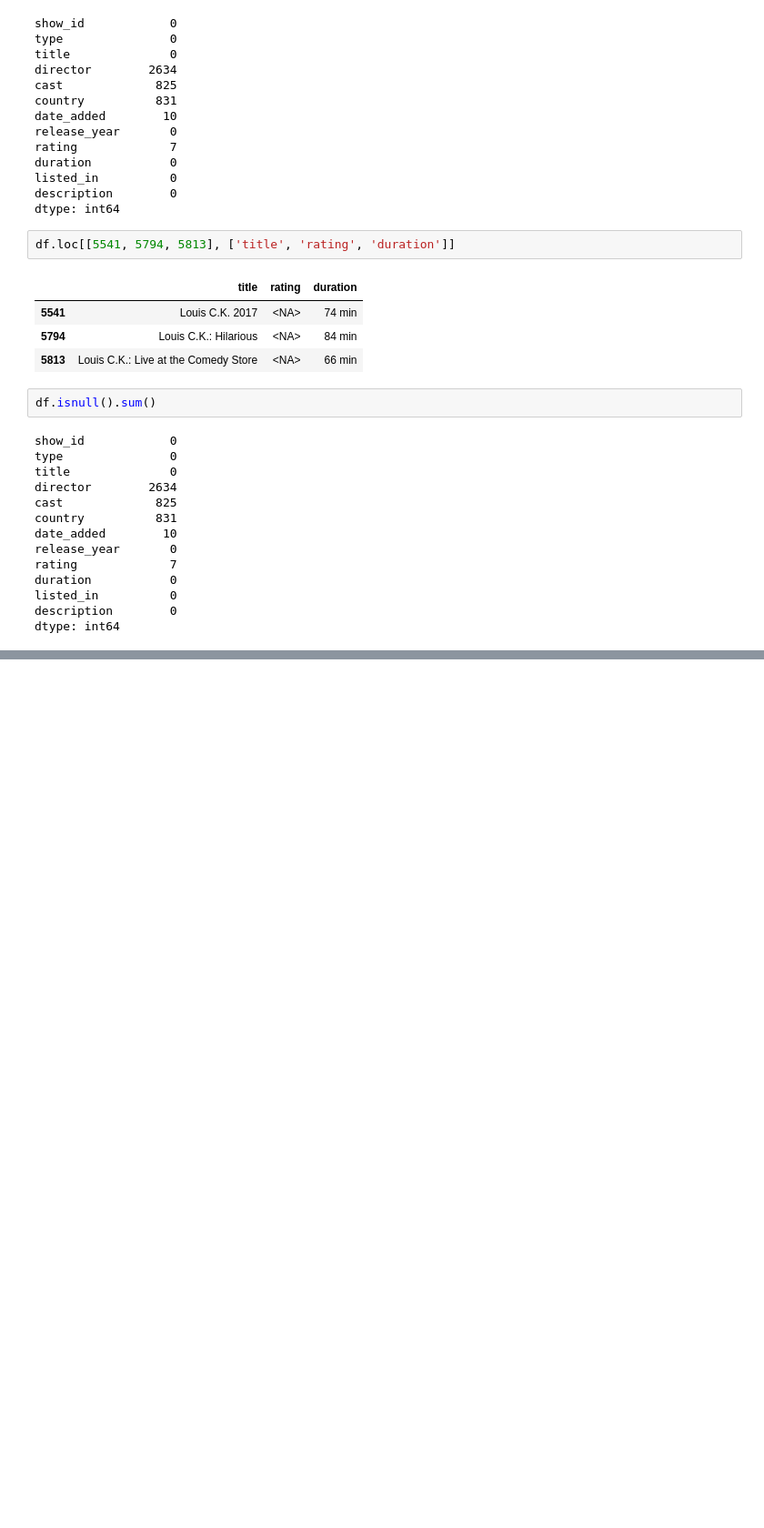
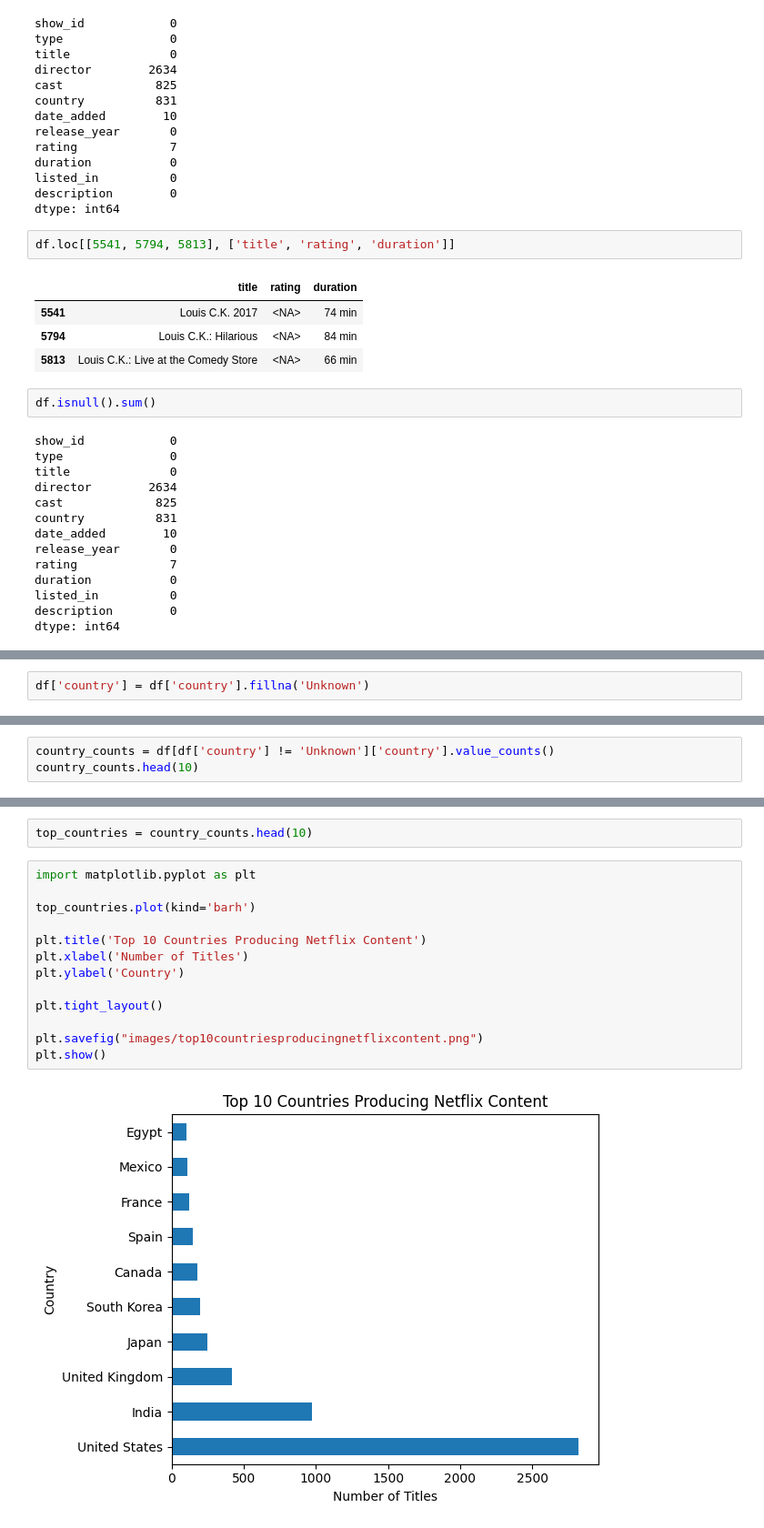
Before and after one commit to RashedTheDeveloper/AI-ML-Learning-Journey, a Jupyter notebook: 02_Data_Analysis_Projects/Netflix_Movies_Analysis/01_Netflix_Movies_Analysis.ipynb, the cells around one changed output, grey strips where cells are left out. Shown at 91% size. Drawn from its saved outputs; the diff is of its cells as text; blank space fills up the shorter version.

Commit message:
Add Netflix country analysis visualizations

```diff
--- a/02_Data_Analysis_Projects/Netflix_Movies_Analysis/01_Netflix_Movies_Analysis.ipynb
+++ b/02_Data_Analysis_Projects/Netflix_Movies_Analysis/01_Netflix_Movies_Analysis.ipynb
@@ -520,0 +535,2 @@ dtype: int64
+# %%
+df['country'] = df['country'].fillna('Unknown')
@@ -520,0 +556,3 @@ dtype: int64
+# %%
+country_counts = df[df['country'] != 'Unknown']['country'].value_counts()
+country_counts.head(10)
@@ -520,0 +572,17 @@ dtype: int64
+# %%
+top_countries = country_counts.head(10)
+# %%
+import matplotlib.pyplot as plt
+
+top_countries.plot(kind='barh')
+
+plt.title('Top 10 Countries Producing Netflix Content')
+plt.xlabel('Number of Titles')
+plt.ylabel('Country')
+
+plt.tight_layout()
+
+plt.savefig("images/top10countriesproducingnetflixcontent.png")
+plt.show()
+# %% [output]
+[figure, added]
```
Also changed, not shown: parts of 15 cells of this notebook, 4 other files.
